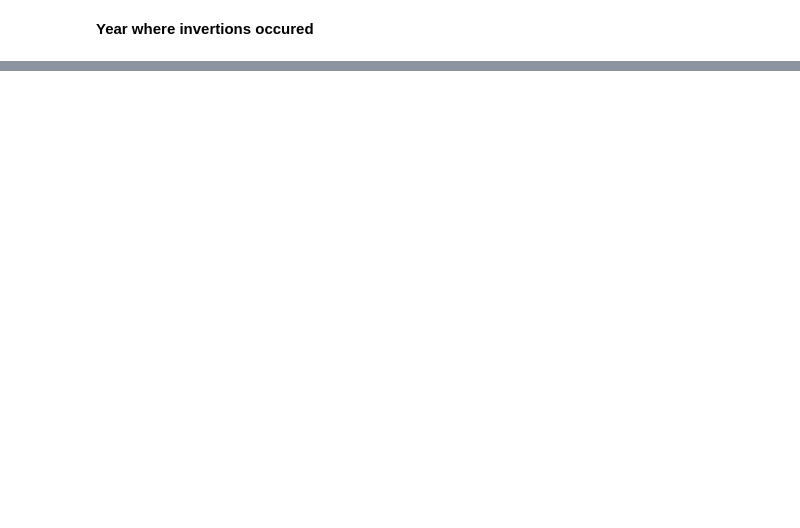
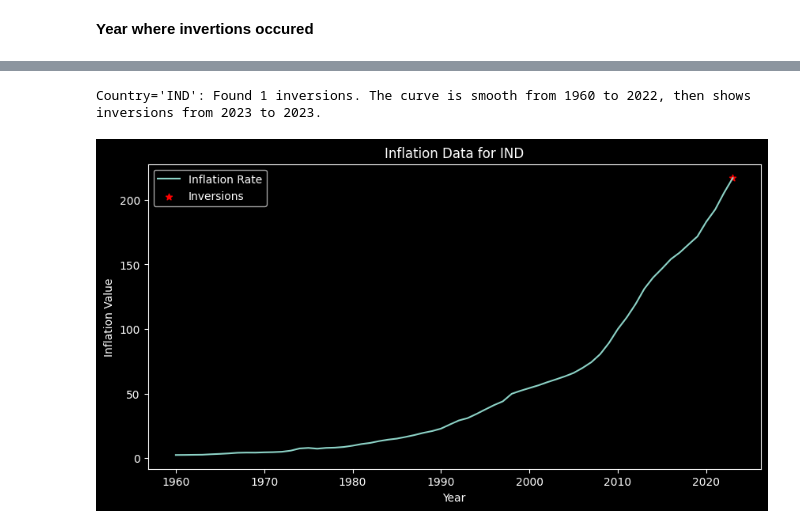
Before and after one commit to tushar-19459/Graph-Project, a Jupyter notebook: final/invertions.ipynb, the cells around one changed output, grey strips where cells are left out. Cells and saved outputs as stored; diff of their text form; code cells hidden in the pictures; blank space fills up the shorter version.

```diff
--- a/final/invertions.ipynb
+++ b/final/invertions.ipynb
@@ -81,0 +68,57 @@ plt.ylabel(f'price');
+# %%
+import pandas as pd
+import numpy as np
+import matplotlib.pyplot as plt
+
+
+country = 'IND'
+file_path = '../data/infaltion.csv'
+
+
+df = pd.read_csv(file_path)
+df = df[df.iloc[:, 1] == country]
+
+
+df_data = df.copy()
+data = df.iloc[:, -1].values
+years = df.iloc[:, 2].values
+
+
+I = np.eye(len(data))
+two = np.full((len(data),), -2)
+one = np.full((len(data) - 1,), 1)
+matrix = np.diag(two) + np.diag(one, 1) + np.diag(one, -1)
+
+
+vector = np.dot(matrix, data)
+norm = np.linalg.norm(vector)
+
+
+index = np.where(vector < -5)[0]
+num_inversions = len(index)
+
+
+if num_inversions == 0:
+    summary = f"Country='{country}': No inversions detected. The curve is smooth throughout."
+else:
+    inv_years = years[index]
+    first_inv, last_inv = int(inv_years[0]), int(inv_years[-1])
+    start_period, end_period = int(years[0]), int(years[-1])
+    summary = (f"Country='{country}': Found {num_inversions} inversions. "
+               f"The curve is smooth from {start_period} to {first_inv - 1}, "
+               f"then shows inversions from {first_inv} to {last_inv}.")
+
+print(summary)
+
+
+plt.figure(figsize=(10, 5))
+plt.plot(years, data, label='Inflation Rate')
+plt.scatter(years[index], data[index], color='red', marker='*', label='Inversions')
+plt.title(f'Inflation Data for {country}')
+plt.xlabel('Year')
+plt.ylabel('Inflation Value')
+plt.legend()
+plt.show()
+# %% [output]
+Country='IND': Found 1 inversions. The curve is smooth from 1960 to 2022, then shows inversions from 2023 to 2023.
+[figure, added]
```
Also changed, not shown: parts of 9 cells of this notebook, 55 other files.
